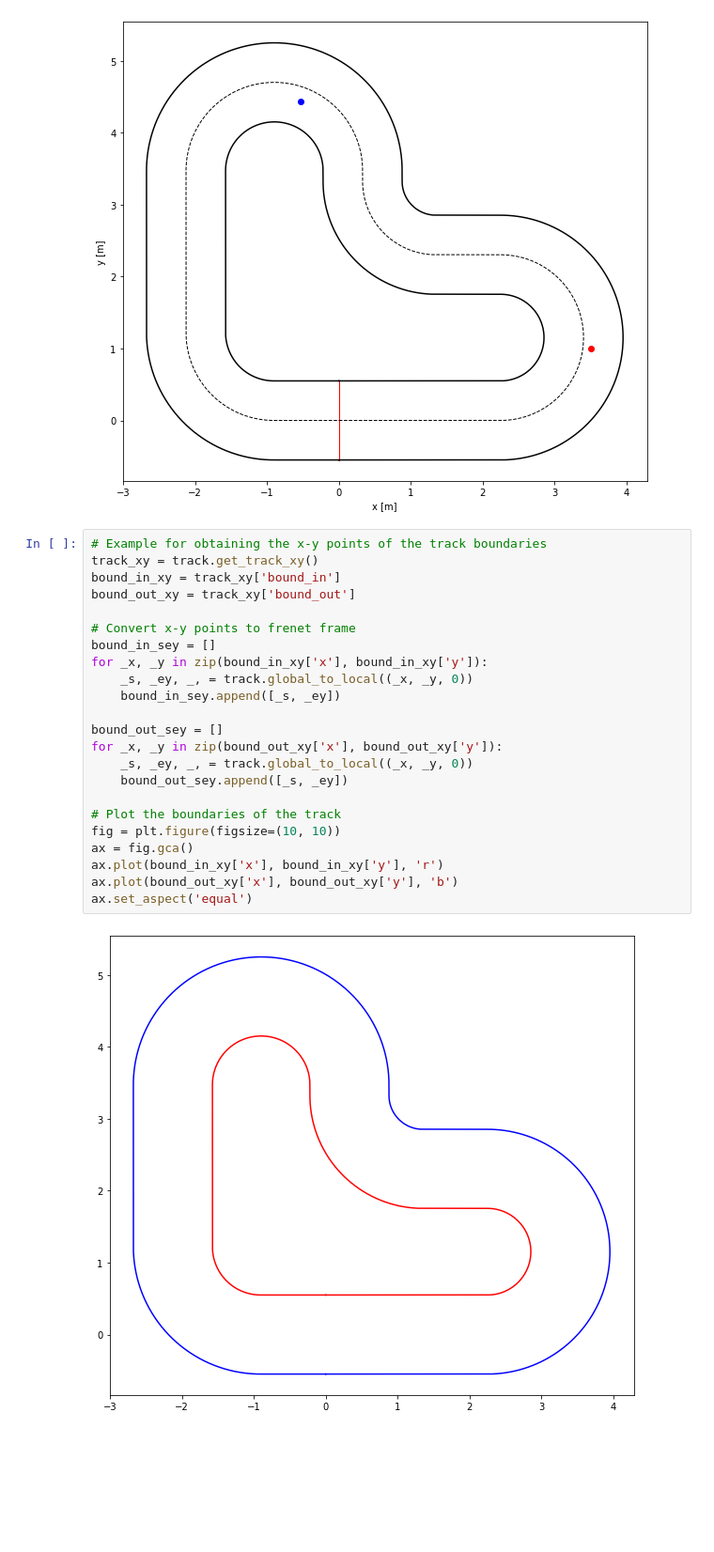
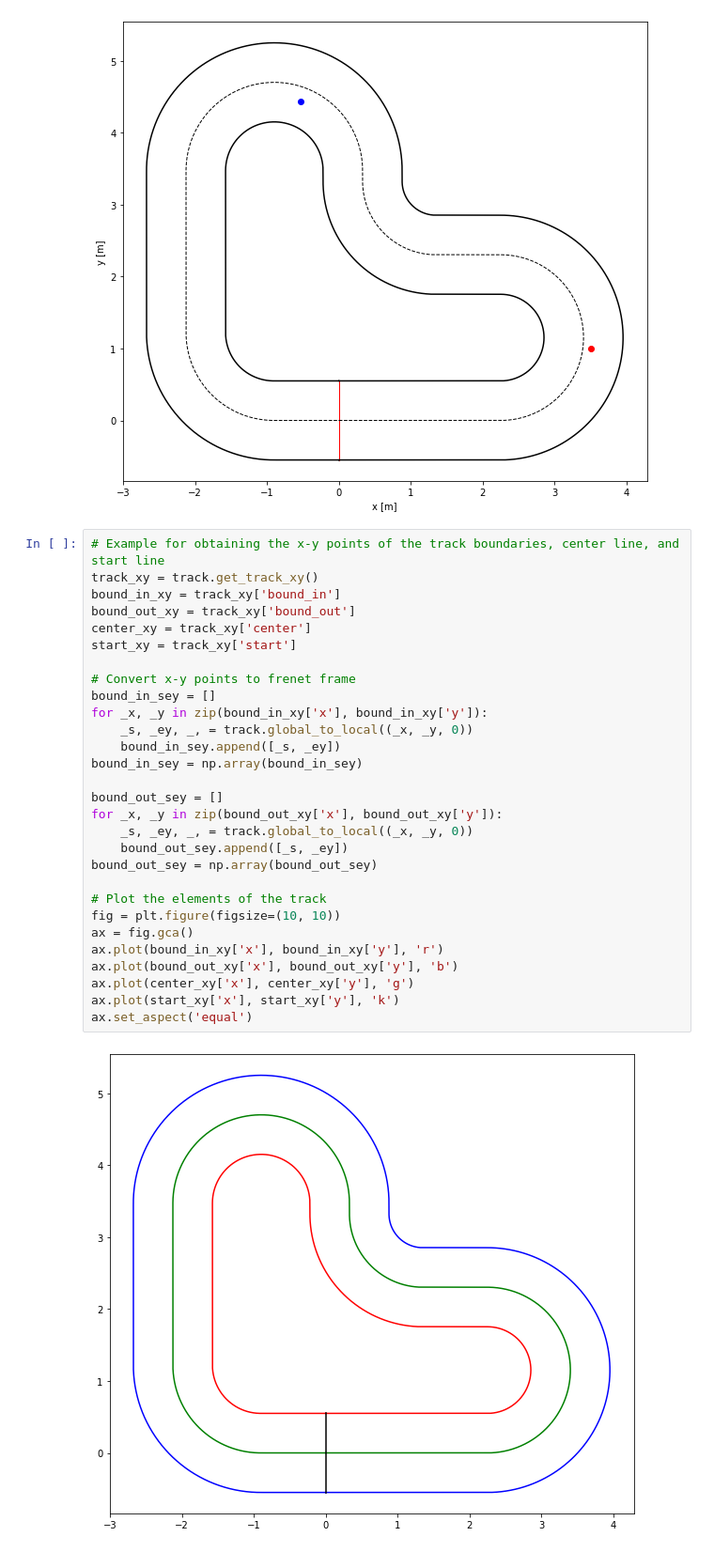
Before and after one commit to MPC-Berkeley/barc_lite, a Jupyter notebook: notebooks/track_demo.ipynb, the cells around one changed output. Shown: that part at 94% size. Saved outputs shown, nothing was run; the diff lists cells and outputs as text; blank space fills up the shorter version.

Commit message:
Update track demo

```diff
--- a/notebooks/track_demo.ipynb
+++ b/notebooks/track_demo.ipynb
@@ -42,27 +42,33 @@ Local coordinates: (10.0, 0.2, 0) -> Global coordinates: (-0.5265761774930522, 4
 Global coordinates: (0.0, 1.4, 0) -> Local coordinates: None
 [figure]
 # %%
-# Example for obtaining the x-y points of the track boundaries
+# Example for obtaining the x-y points of the track boundaries, center line, and start line
 track_xy = track.get_track_xy()
 bound_in_xy = track_xy['bound_in']
 bound_out_xy = track_xy['bound_out']
+center_xy = track_xy['center']
+start_xy = track_xy['start']
 
 # Convert x-y points to frenet frame
 bound_in_sey = []
 for _x, _y in zip(bound_in_xy['x'], bound_in_xy['y']):
     _s, _ey, _, = track.global_to_local((_x, _y, 0))
     bound_in_sey.append([_s, _ey])
+bound_in_sey = np.array(bound_in_sey)
 
 bound_out_sey = []
 for _x, _y in zip(bound_out_xy['x'], bound_out_xy['y']):
     _s, _ey, _, = track.global_to_local((_x, _y, 0))
     bound_out_sey.append([_s, _ey])
+bound_out_sey = np.array(bound_out_sey)
 
-# Plot the boundaries of the track
+# Plot the elements of the track
 fig = plt.figure(figsize=(10, 10))
 ax = fig.gca()
 ax.plot(bound_in_xy['x'], bound_in_xy['y'], 'r')
 ax.plot(bound_out_xy['x'], bound_out_xy['y'], 'b')
+ax.plot(center_xy['x'], center_xy['y'], 'g')
+ax.plot(start_xy['x'], start_xy['y'], 'k')
 ax.set_aspect('equal')
 # %% [output]
-[figure, old version]
+[figure, new version]
```
